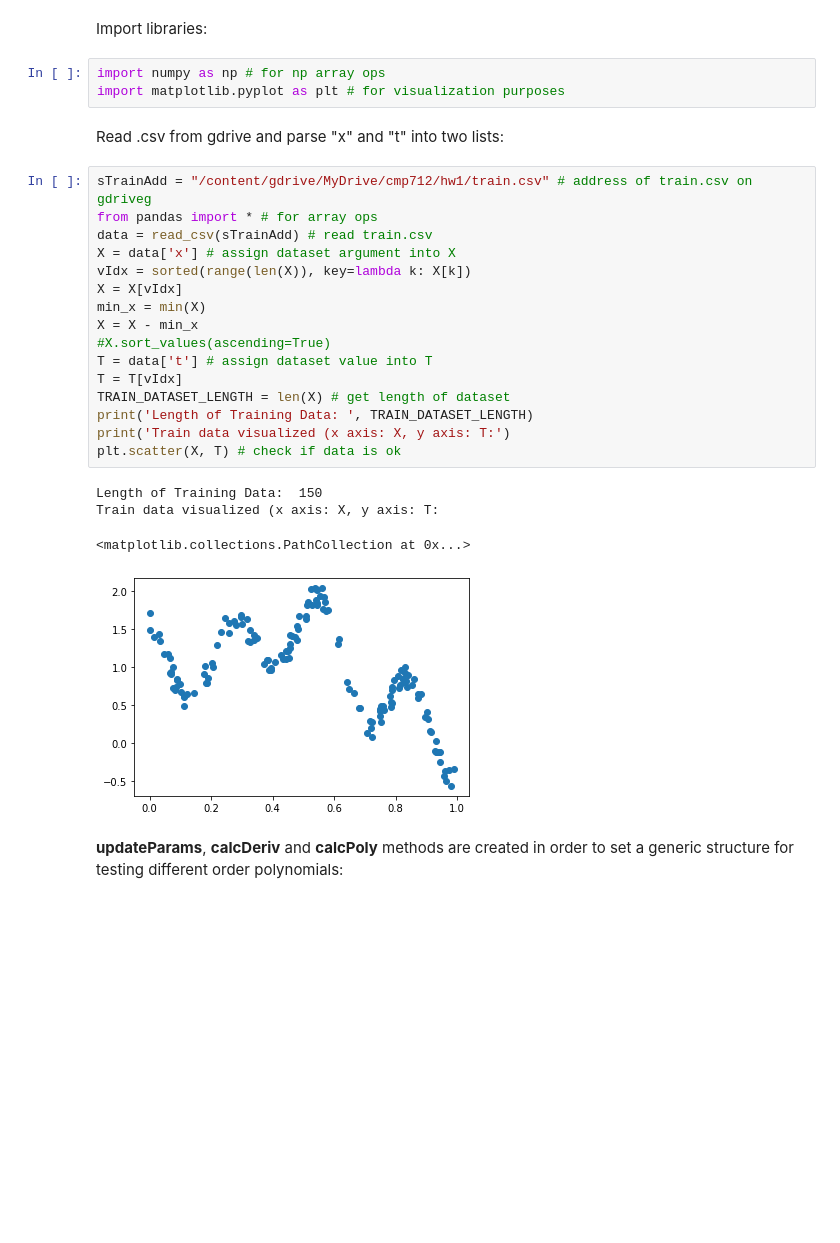
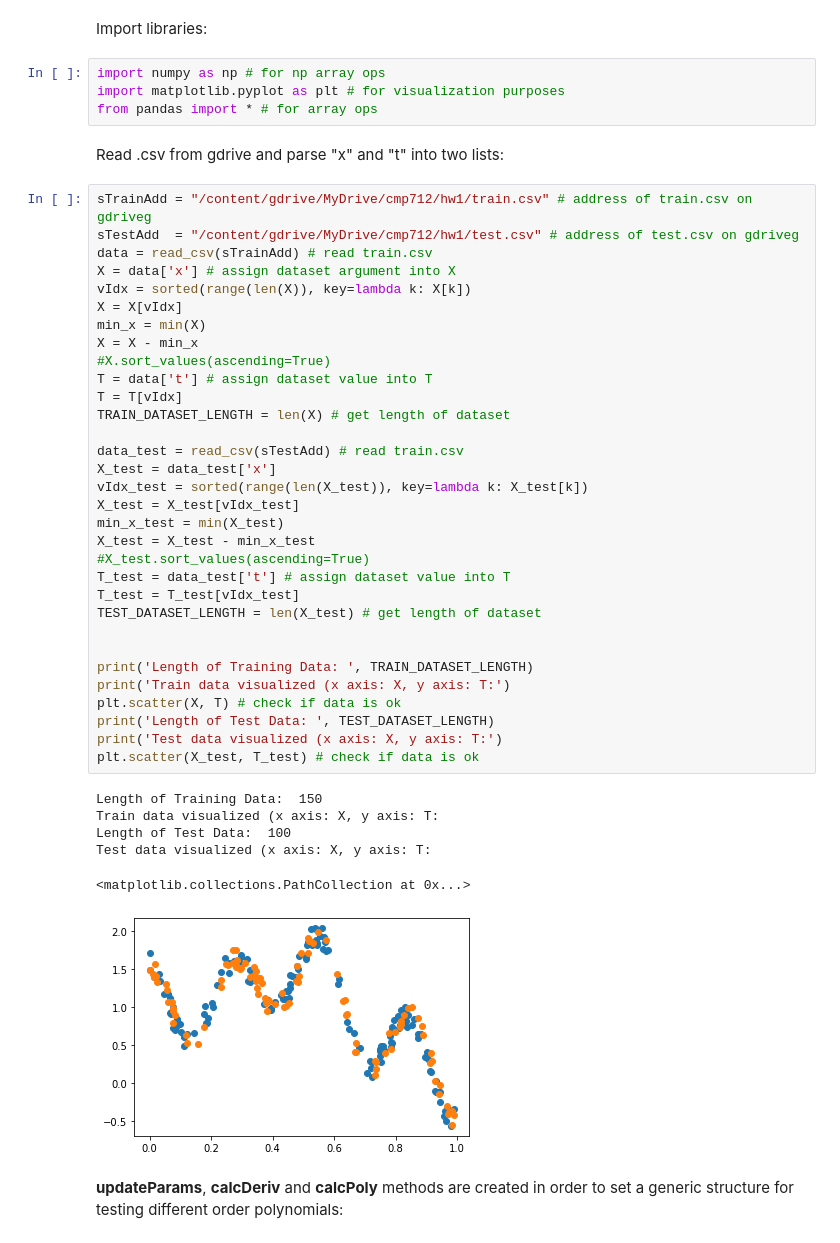
Before and after one commit to imthelizardking/cmp712-homeworks, a Jupyter notebook: hw1/hw1_n22133132_yusufcagri_ogut_.ipynb, the cells around one changed output. Cells and saved outputs as stored; diff of their text form; blank space fills up the shorter version.

```diff
--- a/hw1/hw1_n22133132_yusufcagri_ogut_.ipynb
+++ b/hw1/hw1_n22133132_yusufcagri_ogut_.ipynb
@@ -20,29 +20,48 @@ Import libraries:
 # %%
 import numpy as np # for np array ops
 import matplotlib.pyplot as plt # for visualization purposes
+from pandas import * # for array ops
 # %% [markdown]
 Read .csv from gdrive and parse "x" and "t" into two lists:
 # %%
 sTrainAdd = "/content/gdrive/MyDrive/cmp712/hw1/train.csv" # address of train.csv on gdriveg
-from pandas import * # for array ops
+sTestAdd  = "/content/gdrive/MyDrive/cmp712/hw1/test.csv" # address of test.csv on gdriveg
 data = read_csv(sTrainAdd) # read train.csv
 X = data['x'] # assign dataset argument into X
 vIdx = sorted(range(len(X)), key=lambda k: X[k])
 X = X[vIdx]
 min_x = min(X)
 X = X - min_x
 #X.sort_values(ascending=True)
 T = data['t'] # assign dataset value into T
 T = T[vIdx]
 TRAIN_DATASET_LENGTH = len(X) # get length of dataset
+
+data_test = read_csv(sTestAdd) # read train.csv
+X_test = data_test['x']
+vIdx_test = sorted(range(len(X_test)), key=lambda k: X_test[k])
+X_test = X_test[vIdx_test]
+min_x_test = min(X_test)
+X_test = X_test - min_x_test
+#X_test.sort_values(ascending=True)
+T_test = data_test['t'] # assign dataset value into T
+T_test = T_test[vIdx_test]
+TEST_DATASET_LENGTH = len(X_test) # get length of dataset
+
+
 print('Length of Training Data: ', TRAIN_DATASET_LENGTH)
 print('Train data visualized (x axis: X, y axis: T:')
 plt.scatter(X, T) # check if data is ok
+print('Length of Test Data: ', TEST_DATASET_LENGTH)
+print('Test data visualized (x axis: X, y axis: T:')
+plt.scatter(X_test, T_test) # check if data is ok
 # %% [output]
 Length of Training Data:  150
 Train data visualized (x axis: X, y axis: T:
+Length of Test Data:  100
+Test data visualized (x axis: X, y axis: T:
 <matplotlib.collections.PathCollection at 0x...>
-[figure, old version]
+[figure, new version]
 # %% [markdown]
 **updateParams**, **calcDeriv** and **calcPoly** methods are created in order to set a generic structure for testing different order polynomials:
 # %% [markdown]
```
Also changed, not shown: parts of 5 cells of this notebook.
